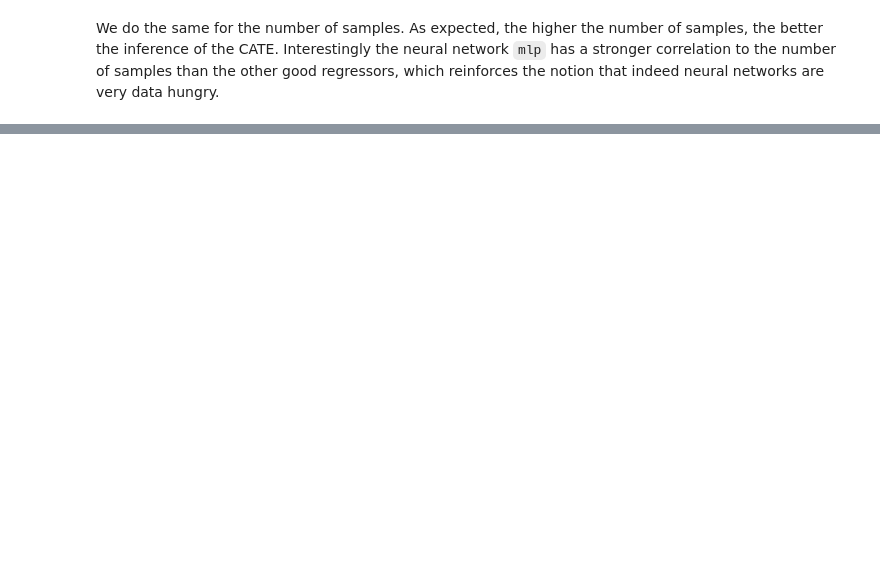
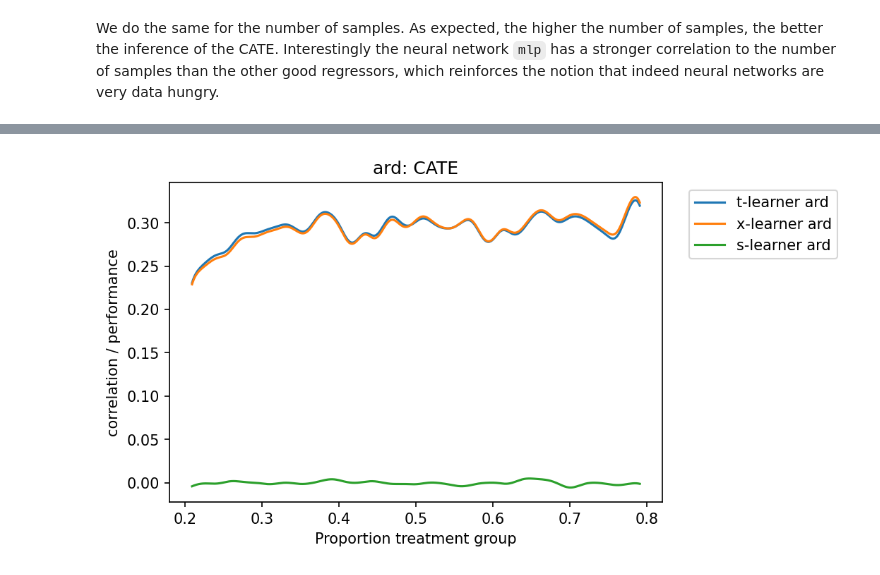
Before and after one commit to UtrechtUniversity/nudging, a Jupyter notebook: examples/simulation_different_models_outcome.ipynb, the cells around one changed output, grey strips where cells are left out. Cells and saved outputs as stored; diff of their text form; code cells hidden in the pictures; blank space fills up the shorter version.

Commit message:
Add examples with updated data

```diff
--- a/examples/simulation_different_models_outcome.ipynb
+++ b/examples/simulation_different_models_outcome.ipynb
@@ -139,0 +140,4 @@ plot_dependencies("n_samples", "t-learner", n_data=50, cate=False)
+# %%
+plot_dependencies("balance", "ard", n_data=50)
+# %% [output]
+[figure, added]
```
Also changed, not shown: parts of 3 cells of this notebook, 5 other files.
